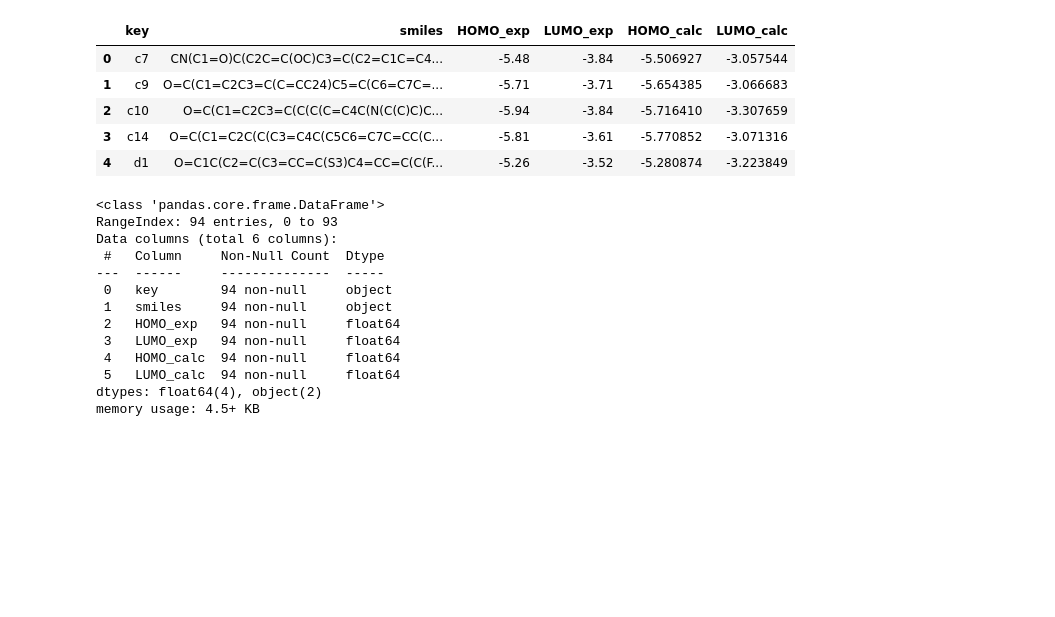
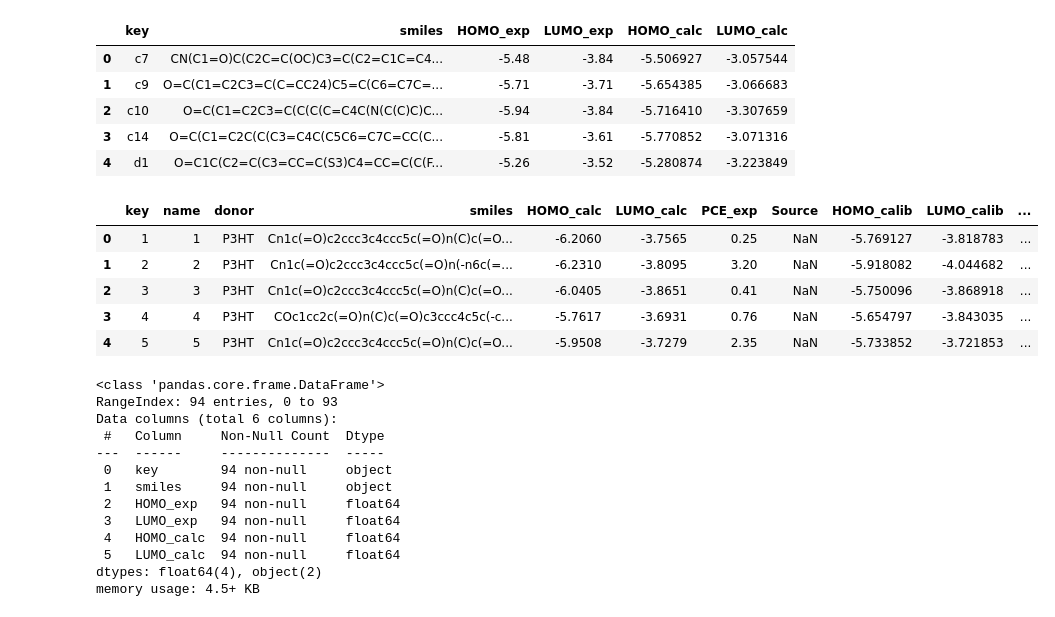
Before and after one commit to Drageloz/ML_unicordoba, a Jupyter notebook: src/gaussianProcess/gaussianProcess.ipynb, the cells around one changed output. Drawn from its saved outputs; the diff is of its cells as text; code cells hidden in the pictures; blank space fills up the shorter version.

```diff
--- a/src/gaussianProcess/gaussianProcess.ipynb
+++ b/src/gaussianProcess/gaussianProcess.ipynb
@@ -25,6 +25,19 @@ data5.head()
 | 2 | c10 | O=C(C1=C2C3=C(C(C(C=C4C(N(C(C)C)C... | -5.94 | -3.84 | -5.716410 | -3.307659 |
 | 3 | c14 | O=C(C1=C2C(C(C3=C4C(C5C6=C7C=CC(C... | -5.81 | -3.61 | -5.770852 | -3.071316 |
 | 4 | d1 | O=C1C(C2=C(C3=CC=C(S3)C4=CC=C(C(F... | -5.26 | -3.52 | -5.280874 | -3.223849 |
+# %%
+#– Comma separated value text file containing information
+#on molecules used for PCE GP calibration
+
+data6 = pd.read_csv('../../db/mmc6.csv')
+data6.head()
+# %% [output]
+|  | key | name | donor | smiles | HOMO_calc | LUMO_calc | PCE_exp | Source | HOMO_calib | LUMO_calib | ... |
+| 0 | 1 | 1 | P3HT | Cn1c(=O)c2ccc3c4ccc5c(=O)n(C)c(=O... | -6.2060 | -3.7565 | 0.25 | NaN | -5.769127 | -3.818783 | ... |
+| 1 | 2 | 2 | P3HT | Cn1c(=O)c2ccc3c4ccc5c(=O)n(-n6c(=... | -6.2310 | -3.8095 | 3.20 | NaN | -5.918082 | -4.044682 | ... |
+| 2 | 3 | 3 | P3HT | Cn1c(=O)c2ccc3c4ccc5c(=O)n(C)c(=O... | -6.0405 | -3.8651 | 0.41 | NaN | -5.750096 | -3.868918 | ... |
+| 3 | 4 | 4 | P3HT | COc1cc2c(=O)n(C)c(=O)c3ccc4c5c(-c... | -5.7617 | -3.6931 | 0.76 | NaN | -5.654797 | -3.843035 | ... |
+| 4 | 5 | 5 | P3HT | Cn1c(=O)c2ccc3c4ccc5c(=O)n(C)c(=O... | -5.9508 | -3.7279 | 2.35 | NaN | -5.733852 | -3.721853 | ... |
 # %%
 #Machine Learning
 # %%
```
Also changed, not shown: parts of 6 cells of this notebook, 3 other files.
